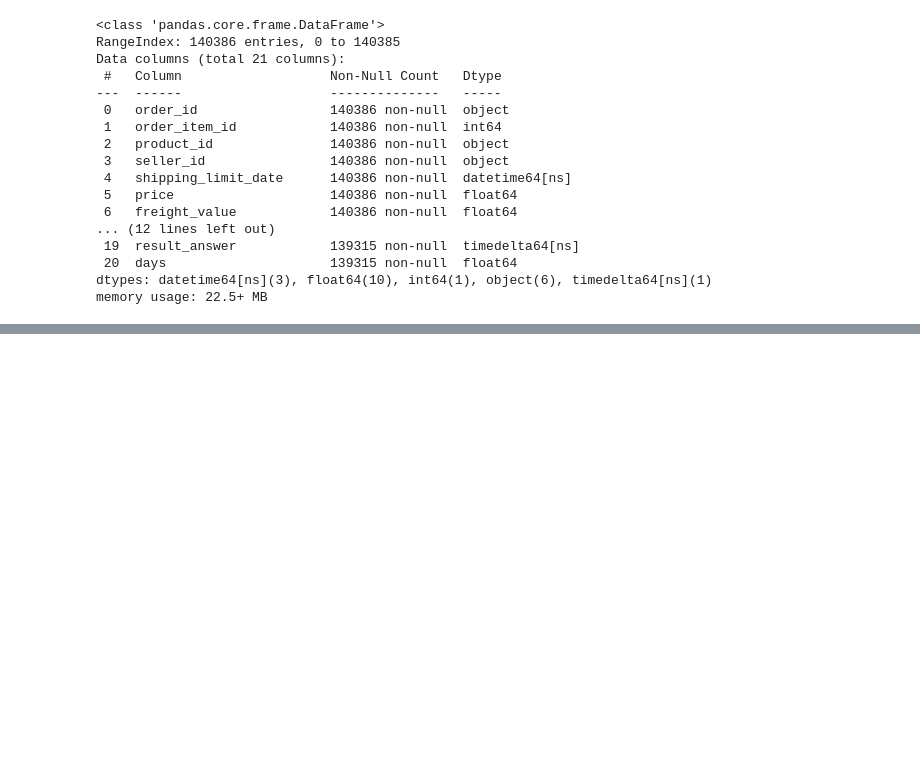
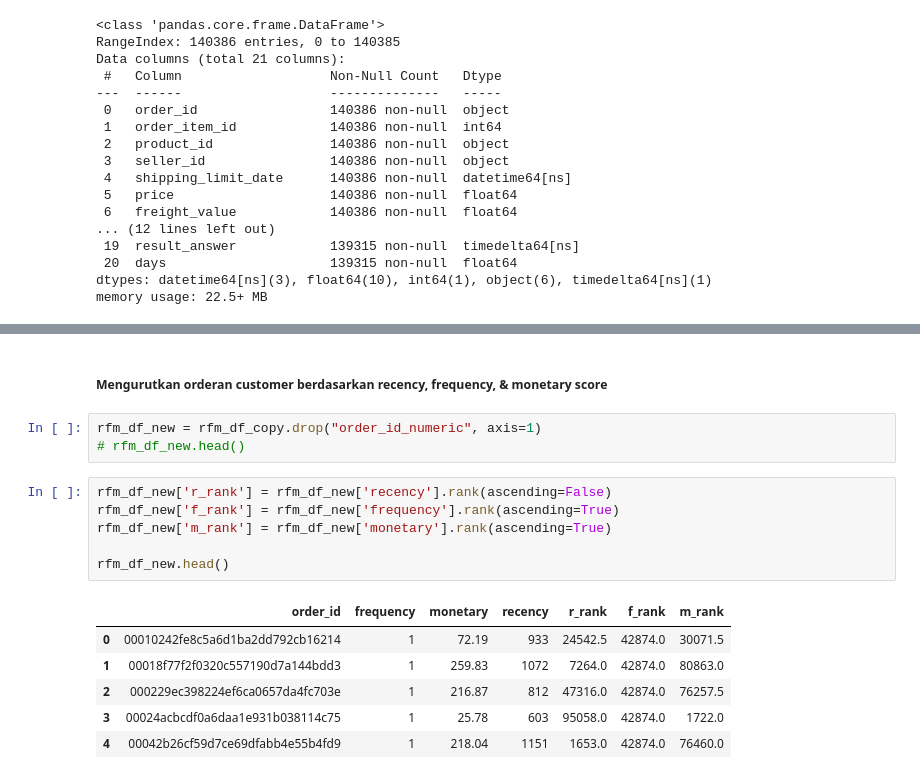
Before and after one commit to nsabilla/Project-Analisa-Data, a Jupyter notebook: notebook_nsabilla.ipynb, the cells around one changed output, grey strips where cells are left out. Cells and saved outputs as stored; diff of their text form; blank space fills up the shorter version.

```diff
--- a/notebook_nsabilla.ipynb
+++ b/notebook_nsabilla.ipynb
@@ -922,0 +1090,18 @@ memory usage: 22.5+ MB
+# %% [markdown]
+##### Mengurutkan orderan customer berdasarkan recency, frequency, & monetary score
+# %%
+rfm_df_new = rfm_df_copy.drop("order_id_numeric", axis=1)
+# rfm_df_new.head()
+# %%
+rfm_df_new['r_rank'] = rfm_df_new['recency'].rank(ascending=False)
+rfm_df_new['f_rank'] = rfm_df_new['frequency'].rank(ascending=True)
+rfm_df_new['m_rank'] = rfm_df_new['monetary'].rank(ascending=True)
+
+rfm_df_new.head()
+# %% [output]
+|  | order_id | frequency | monetary | recency | r_rank | f_rank | m_rank |
+| 0 | 00010242fe8c5a6d1ba2dd792cb16214 | 1 | 72.19 | 933 | 24542.5 | 42874.0 | 30071.5 |
+| 1 | 00018f77f2f0320c557190d7a144bdd3 | 1 | 259.83 | 1072 | 7264.0 | 42874.0 | 80863.0 |
+| 2 | 000229ec398224ef6ca0657da4fc703e | 1 | 216.87 | 812 | 47316.0 | 42874.0 | 76257.5 |
+| 3 | 00024acbcdf0a6daa1e931b038114c75 | 1 | 25.78 | 603 | 95058.0 | 42874.0 | 1722.0 |
+| 4 | 00042b26cf59d7ce69dfabb4e55b4fd9 | 1 | 218.04 | 1151 | 1653.0 | 42874.0 | 76460.0 |
```
Also changed, not shown: parts of 18 cells of this notebook, 1 other file.
